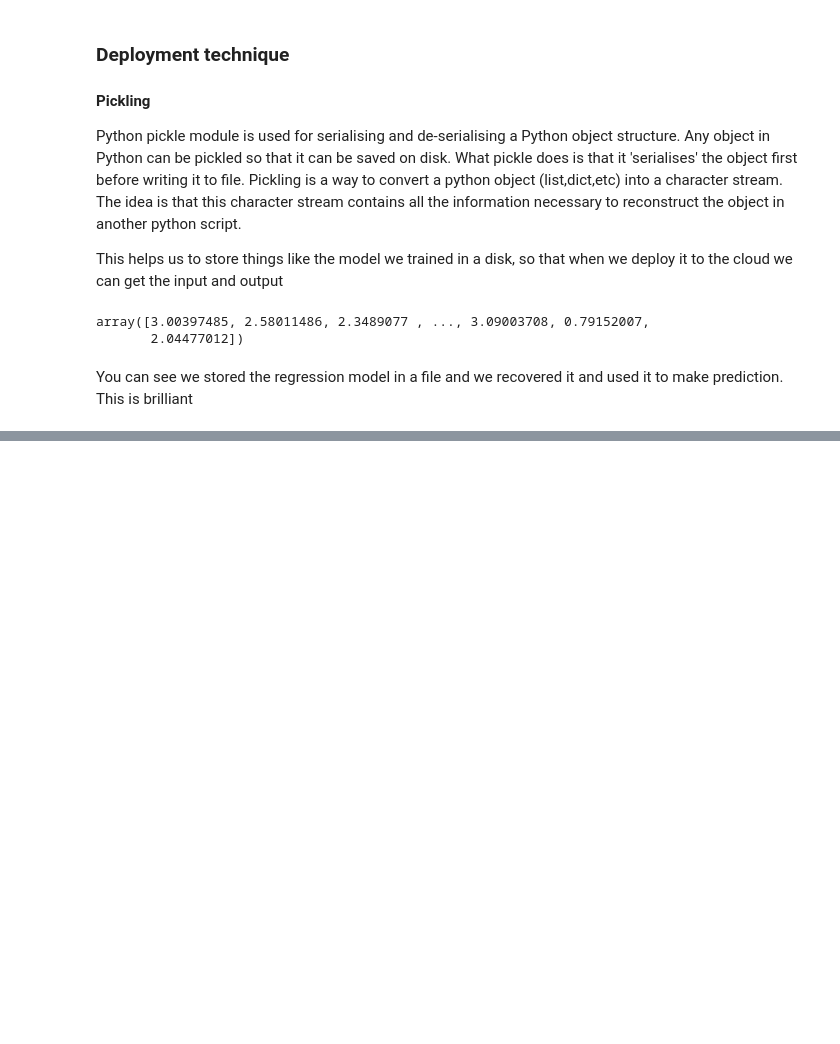
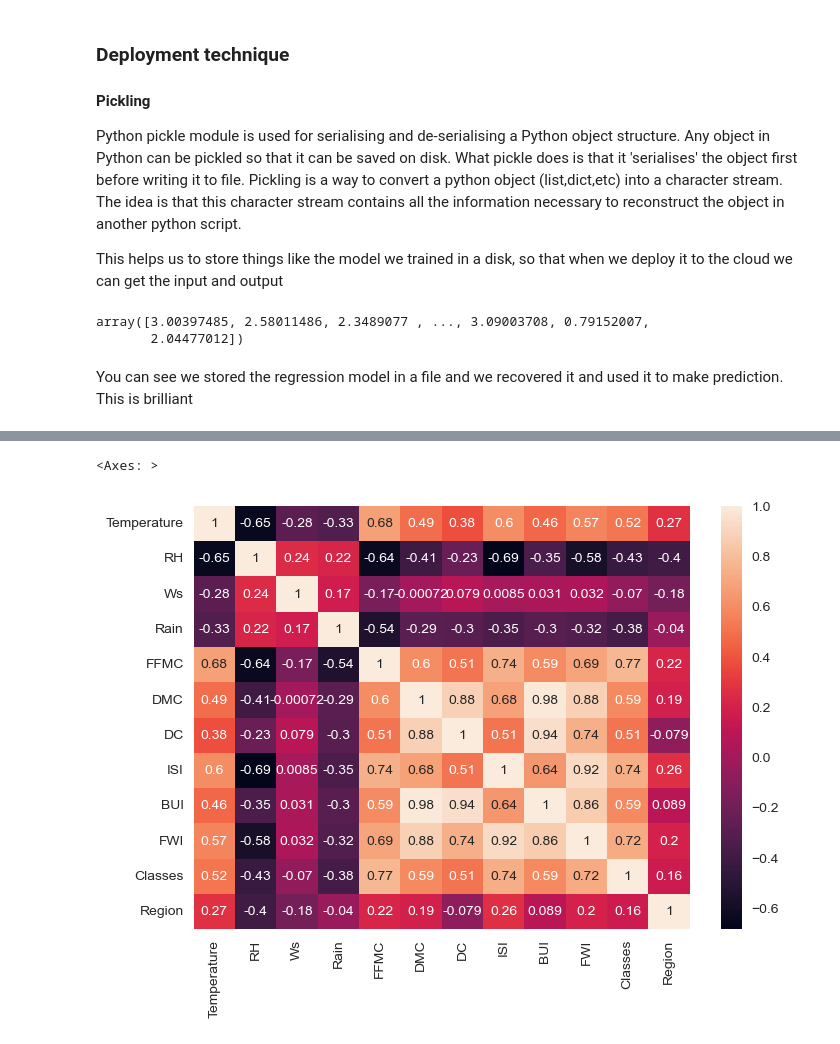
Before and after one commit to Udeani4/Machine-Learning-Course, a Jupyter notebook: machine_learning_LR_projects.ipynb, the cells around one changed output, grey strips where cells are left out. Drawn from its saved outputs; the diff is of its cells as text; code cells hidden in the pictures; blank space fills up the shorter version.

```diff
--- a/machine_learning_LR_projects.ipynb
+++ b/machine_learning_LR_projects.ipynb
@@ -434,0 +739,6 @@ You can see we stored the regression model in a file and we recovered it and use
+# %%
+## The heatmap
+sns.heatmap(df.corr(), annot=True)
+# %% [output]
+<Axes: >
+[figure, added]
```
Also changed, not shown: parts of 59 cells of this notebook, 1 other file.
